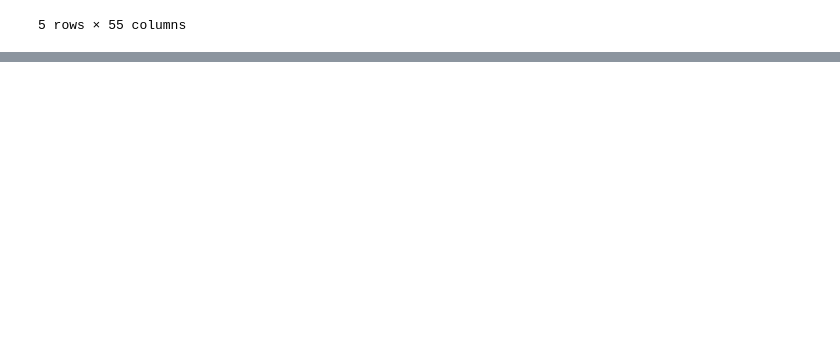
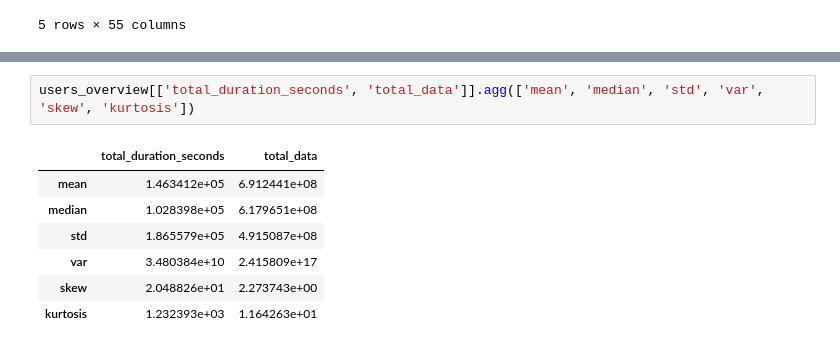
Before and after one commit to leuel-a/tellco-acquisition-analysis, a Jupyter notebook: notebooks/user_overview.ipynb, the cells around one changed output, grey strips where cells are left out. Drawn from its saved outputs; the diff is of its cells as text; blank space fills up the shorter version.

```diff
--- a/notebooks/user_overview.ipynb
+++ b/notebooks/user_overview.ipynb
@@ -153,0 +153,10 @@ df.head()
+# %%
+users_overview[['total_duration_seconds', 'total_data']].agg(['mean', 'median', 'std', 'var', 'skew', 'kurtosis'])
+# %% [output]
+|  | total_duration_seconds | total_data |
+| mean | 1.463412e+05 | 6.912441e+08 |
+| median | 1.028398e+05 | 6.179651e+08 |
+| std | 1.865579e+05 | 4.915087e+08 |
+| var | 3.480384e+10 | 2.415809e+17 |
+| skew | 2.048826e+01 | 2.273743e+00 |
+| kurtosis | 1.232393e+03 | 1.164263e+01 |
```
Also changed, not shown: parts of 22 cells of this notebook.
